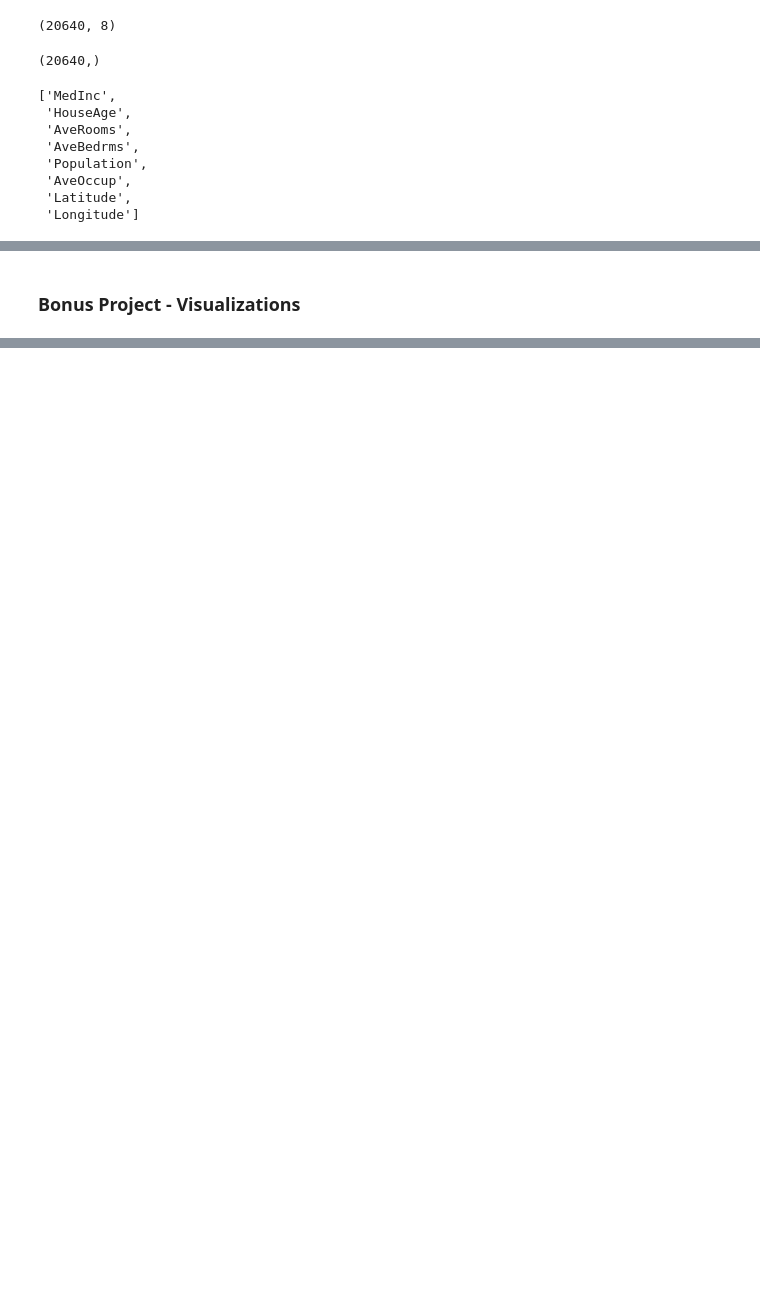
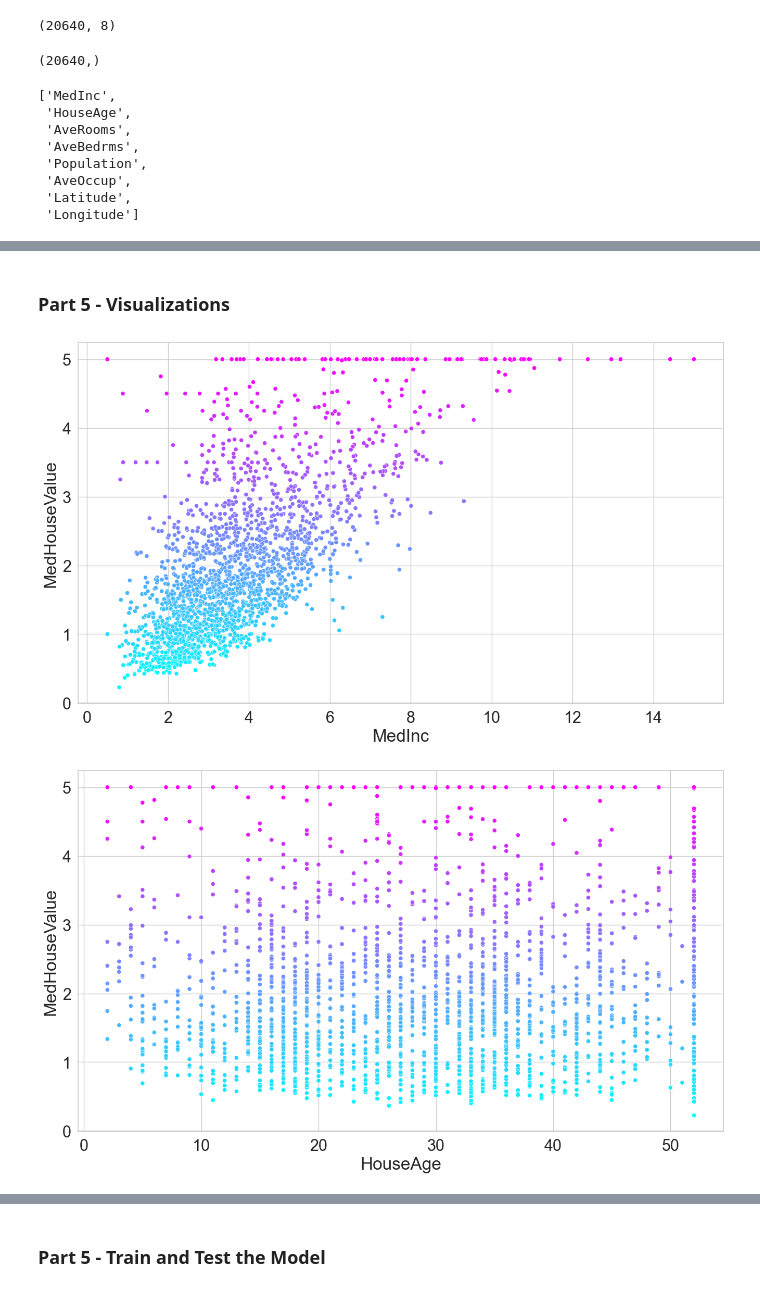
Before and after one commit to nhansen23/datafun-07-applied, a Jupyter notebook: nicole_ml.ipynb, the cells around one changed output, grey strips where cells are left out. Cells and saved outputs as stored; diff of their text form; code cells hidden in the pictures; blank space fills up the shorter version.

Commit message:
updated bonus project

```diff
--- a/nicole_ml.ipynb
+++ b/nicole_ml.ipynb
@@ -307,4 +310,18 @@ cali_df.describe()
 | 75% | 4.7432 | 37.0000 | 6.0524 | 1.0995 | 1725.0000 | 3.2823 | 37.7100 | -118.0100 | 2.6472 |
 | max | 15.0001 | 52.0000 | 141.9091 | 34.0667 | 35682.0000 | 1243.3333 | 41.9500 | -114.3100 | 5.0000 |
 # %% [markdown]
-### Bonus Project - Visualizations
+### Part 5 - Visualizations
+# %%
+sample_df = cali_df.sample(frac=0.1, random_state=17)
+
+sns.set_theme(font_scale=2)
+sns.set_style('whitegrid')
+
+for feature in cali.feature_names:
+    plt.figure(figsize=(16, 9))
+    sns.scatterplot(data=sample_df, x=feature,
+                    y='MedHouseValue', hue='MedHouseValue',
+                    palette='cool', legend=False)
+# %% [output]
+[figure, added]
+[figure, added]
@@ -310,0 +334,2 @@ cali_df.describe()
+# %% [markdown]
+### Part 5 - Train and Test the Model
```
Also changed, not shown: parts of 25 cells of this notebook.
